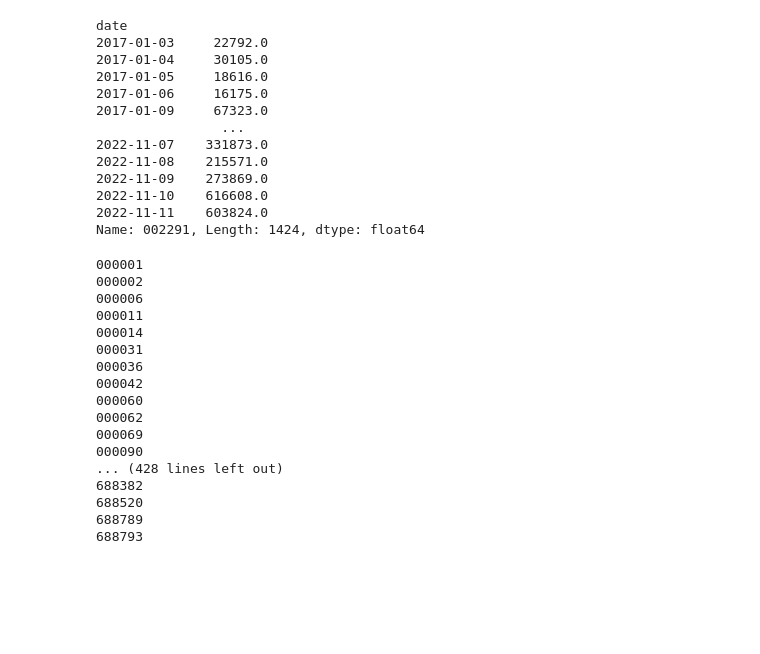
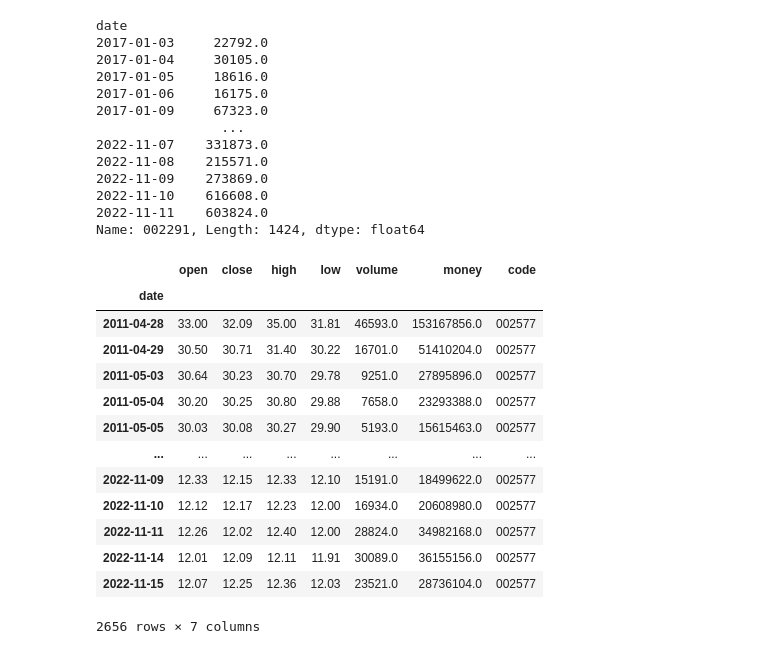
Before and after one commit to chetianjian/Invoker, a Jupyter notebook: recognize.ipynb, the cells around one changed output. Drawn from its saved outputs; the diff is of its cells as text; code cells hidden in the pictures; blank space fills up the shorter version.

```diff
--- a/recognize.ipynb
+++ b/recognize.ipynb
@@ -118,27 +194,7 @@ date
 2022-11-11    603824.0
 Name: 002291, Length: 1424, dtype: float64
 # %%
-today = invoker.ChandelierExit().iloc[-1, :][invoker.ChandelierExit().iloc[-1, :] == 1].index
-for s in today:
-    print(s)
+sss =
-# %% [output]
-000001
-000002
-000006
-000011
-000014
-000031
-000036
-000042
-000060
-000062
-000069
-000090
-... (428 lines left out)
-688382
-688520
-688789
-688793
 # %%
 def reduce_trade_signal(series: pd.Series) -> pd.Series:
     if series is None:
@@ -162 +231,22 @@ def reduced_trade_return(code, signal):
+# %%
+pd.DataFrame(invoker.db["stock_day"].find({"code": "002577"})).drop(
+            columns=["_id", "date_stamp"]
+        ).rename(
+            columns={"amount": "money", "vol": "volume"}
+        ).set_index("date")
+# %% [output]
+|  | open | close | high | low | volume | money | code |
+| date |  |  |  |  |  |  |  |
+| 2011-04-28 | 33.00 | 32.09 | 35.00 | 31.81 | 46593.0 | 153167856.0 | 002577 |
+| 2011-04-29 | 30.50 | 30.71 | 31.40 | 30.22 | 16701.0 | 51410204.0 | 002577 |
+| 2011-05-03 | 30.64 | 30.23 | 30.70 | 29.78 | 9251.0 | 27895896.0 | 002577 |
+| 2011-05-04 | 30.20 | 30.25 | 30.80 | 29.88 | 7658.0 | 23293388.0 | 002577 |
+| 2011-05-05 | 30.03 | 30.08 | 30.27 | 29.90 | 5193.0 | 15615463.0 | 002577 |
+| ... | ... | ... | ... | ... | ... | ... | ... |
+| 2022-11-09 | 12.33 | 12.15 | 12.33 | 12.10 | 15191.0 | 18499622.0 | 002577 |
+| 2022-11-10 | 12.12 | 12.17 | 12.23 | 12.00 | 16934.0 | 20608980.0 | 002577 |
+| 2022-11-11 | 12.26 | 12.02 | 12.40 | 12.00 | 28824.0 | 34982168.0 | 002577 |
+| 2022-11-14 | 12.01 | 12.09 | 12.11 | 11.91 | 30089.0 | 36155156.0 | 002577 |
+| 2022-11-15 | 12.07 | 12.25 | 12.36 | 12.03 | 23521.0 | 28736104.0 | 002577 |
+2656 rows × 7 columns
 # %%
```
Also changed, not shown: parts of 34 cells of this notebook, 7 other files.
